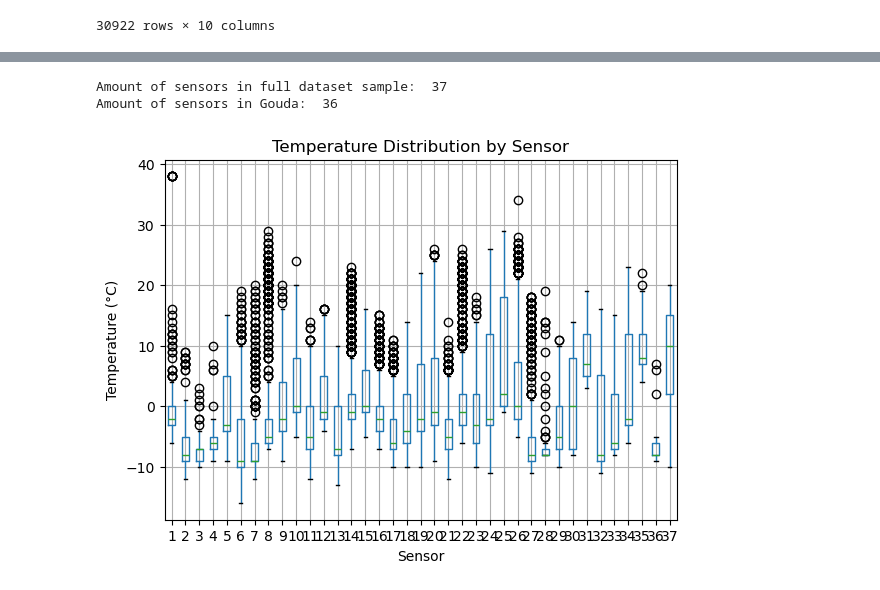
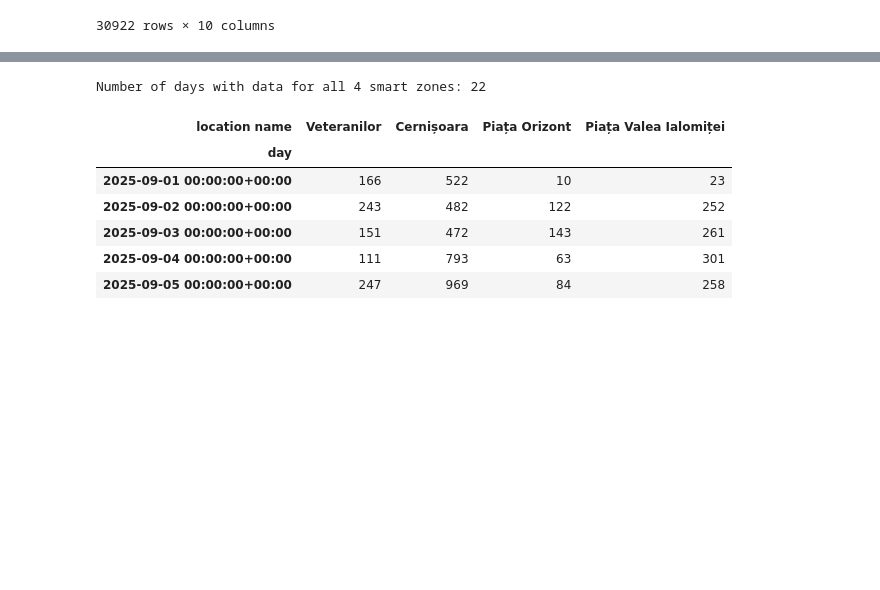
Before and after one commit to chenneman/CTC-advanced-data-science, a Jupyter notebook: Coding The Curbs.ipynb, the cells around one changed output, grey strips where cells are left out. Saved outputs shown, nothing was run; the diff lists cells and outputs as text; code cells hidden in the pictures; blank space fills up the shorter version.

```diff
--- a/Coding The Curbs.ipynb
+++ b/Coding The Curbs.ipynb
@@ -90,18 +53,36 @@ plt.show()
-# %%
-number_of_sensors = data_sensors['sensor_id'].nunique()
-number_of_sensors_gouda = data_sensors_gouda['sensor id'].nunique()
-
-print("Amount of sensors in full dataset sample: ", number_of_sensors)
-print("Amount of sensors in Gouda: ", number_of_sensors_gouda)
-# %% [output]
-Amount of sensors in full dataset sample:  37
-Amount of sensors in Gouda:  36
-# %%
-data_sensors.boxplot(column="temperature", by="sensor_id")
-plt.title("Temperature Distribution by Sensor")
-plt.suptitle("")  # remove automatic title
-plt.xlabel("Sensor")
-plt.ylabel("Temperature (°C)")
-plt.show()
-# %% [output]
-[figure, removed]
+# %%
+#Code for checking the overlapping datapoints between the different smart zones in Bucharest
+df = data_sensors_bucharest.copy()
+locations = ["Veteranilor", "Cernișoara", "Piața Orizont", "Piața Valea Ialomiței"]
+MIN_ROWS_PER_DAY = 1
+
+df["date"] = pd.to_datetime(df["date"], utc=True, errors="coerce")
+
+df = df[df["location name"].isin(locations)].copy()
+
+df["day"] = df["date"].dt.floor("D")
+
+counts = (
+    df.groupby(["day", "location name"])
+      .size()
+      .unstack("location name")
+      .reindex(columns=locations)
+      .fillna(0).astype(int)
+)
+
+mask_all_present = (counts >= MIN_ROWS_PER_DAY).all(axis=1)
+days_all4 = counts.index[mask_all_present]
+
+print("Number of days with data for all 4 smart zones:", mask_all_present.sum())
+
+counts_all4 = counts.loc[mask_all_present].sort_index()
+counts_all4.head()
+# %% [output]
+Number of days with data for all 4 smart zones: 22
+| location name | Veteranilor | Cernișoara | Piața Orizont | Piața Valea Ialomiței |
+| day |  |  |  |  |
+| 2025-09-01 00:00:00+00:00 | 166 | 522 | 10 | 23 |
+| 2025-09-02 00:00:00+00:00 | 243 | 482 | 122 | 252 |
+| 2025-09-03 00:00:00+00:00 | 151 | 472 | 143 | 261 |
+| 2025-09-04 00:00:00+00:00 | 111 | 793 | 63 | 301 |
+| 2025-09-05 00:00:00+00:00 | 247 | 969 | 84 | 258 |
```
Also changed, not shown: parts of 6 cells of this notebook.
